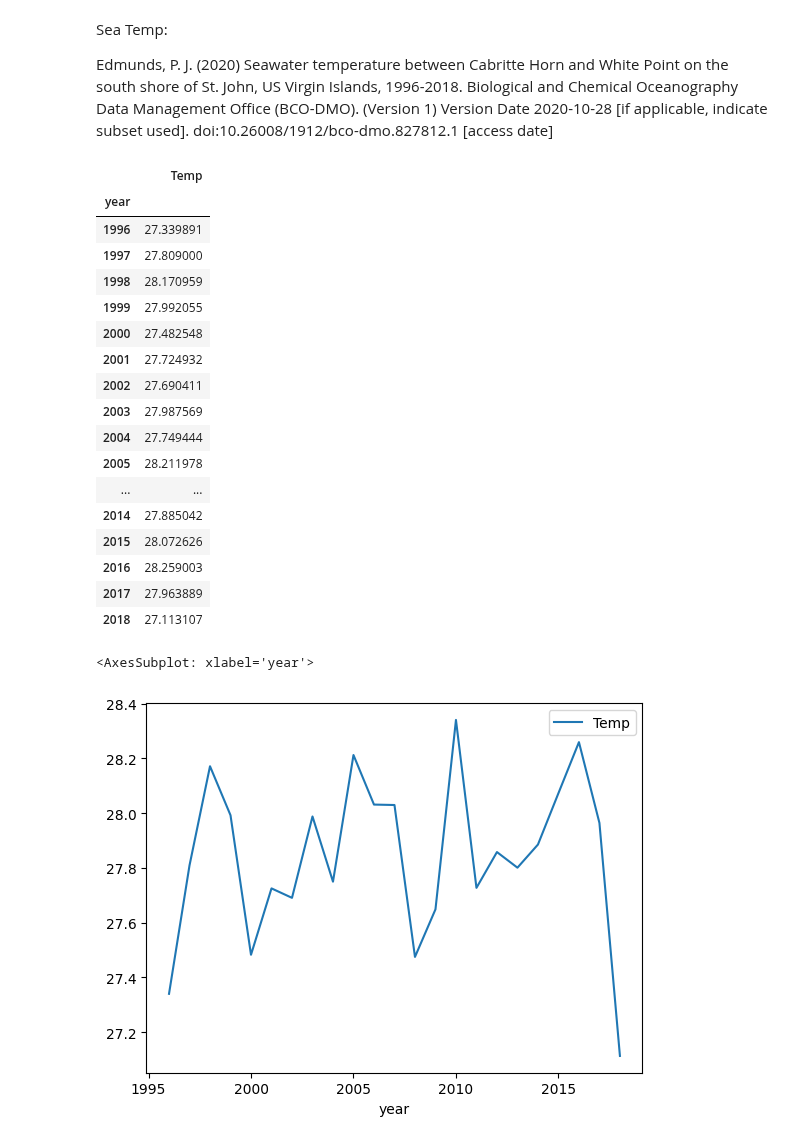
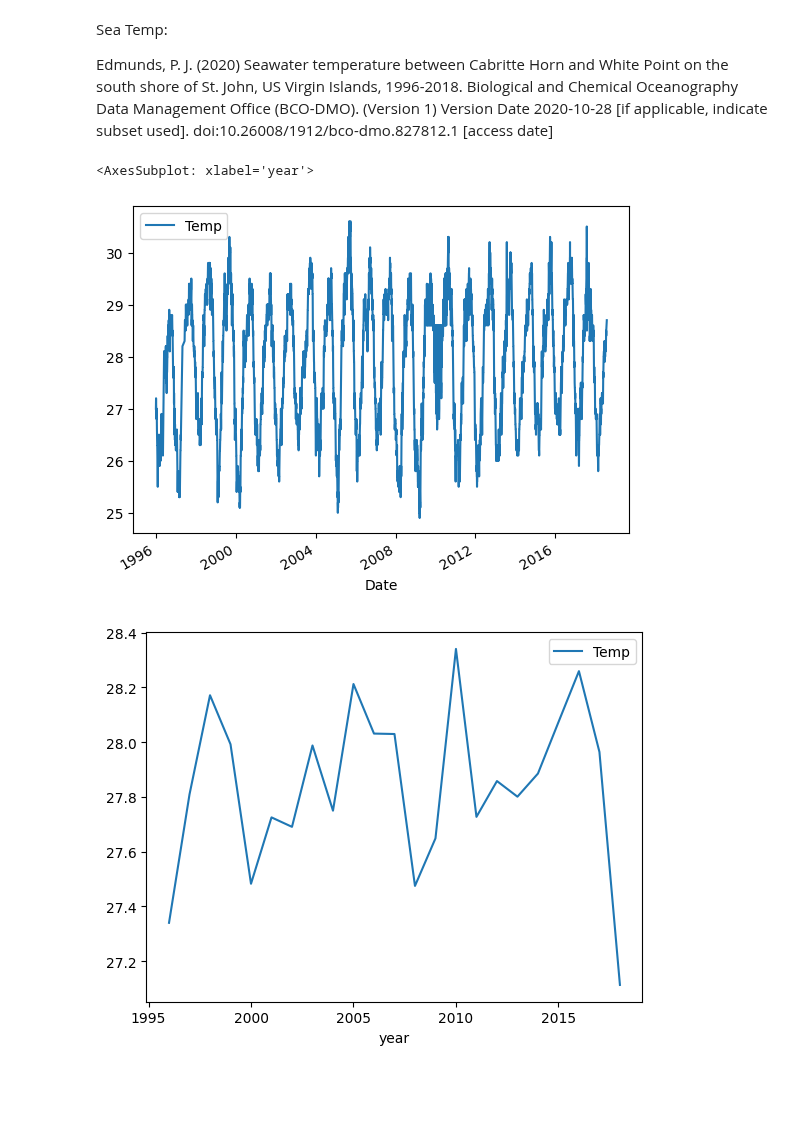
Before and after one commit to zaccmeyer/2020Crime, a Jupyter notebook: winter2024/lydia_vol3.ipynb, the cells around one changed output. Cells and saved outputs as stored; diff of their text form; code cells hidden in the pictures; blank space fills up the shorter version.

```diff
--- a/winter2024/lydia_vol3.ipynb
+++ b/winter2024/lydia_vol3.ipynb
@@ -10,4 +10,15 @@ Edmunds, P. J. (2020) Seawater temperature between Cabritte Horn and White Point
 # %%
 data = pd.read_csv("L_O_seawater_temp.csv", index_col = "Date")
 data.sort_index(inplace = True)
 data = data[1:]
+temp_data = data[data['Temp'] != 'nd'].astype(float)
+temp_data.index = pd.to_datetime(temp_data.index)
+temp_data['year'] = temp_data.index.year
+temp_data.plot(y = 'Temp')
+
+year_means = temp_data.groupby(['year']).mean()
+year_means.plot()
+# %% [output]
+<AxesSubplot: xlabel='year'>
+[figure, added]
+[figure, added]
@@ -20,26 +24,0 @@ year_means = temp_data.groupby(['year']).mean()
-# %%
-year_means
-# %% [output]
-|  | Temp |
-| year |  |
-| 1996 | 27.339891 |
-| 1997 | 27.809000 |
-| 1998 | 28.170959 |
-| 1999 | 27.992055 |
-| 2000 | 27.482548 |
-| 2001 | 27.724932 |
-| 2002 | 27.690411 |
-| 2003 | 27.987569 |
-| 2004 | 27.749444 |
-| 2005 | 28.211978 |
-| ... | ... |
-| 2014 | 27.885042 |
-| 2015 | 28.072626 |
-| 2016 | 28.259003 |
-| 2017 | 27.963889 |
-| 2018 | 27.113107 |
-# %%
-year_means.plot()
-# %% [output]
-<AxesSubplot: xlabel='year'>
-[figure, removed]
```
Also changed, not shown: parts of 4 cells of this notebook.
